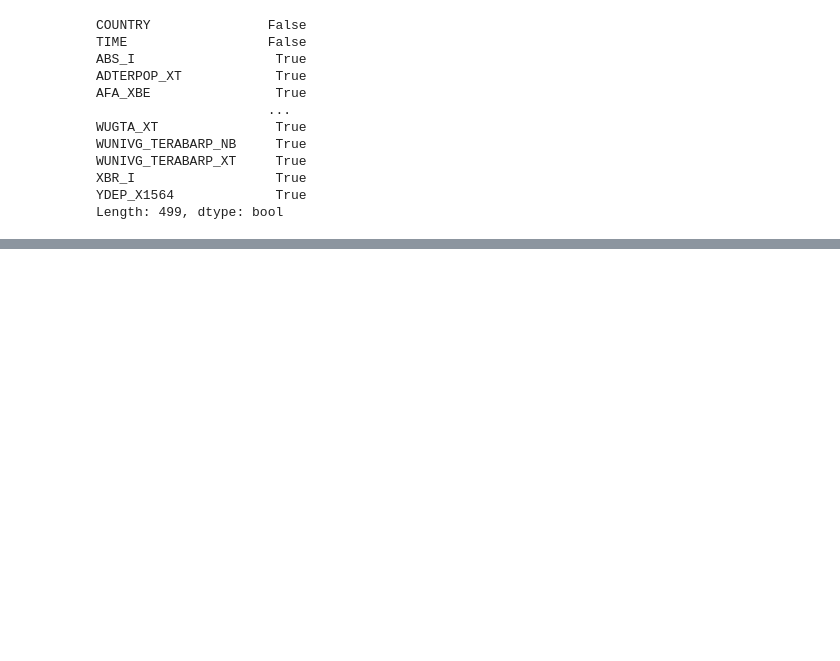
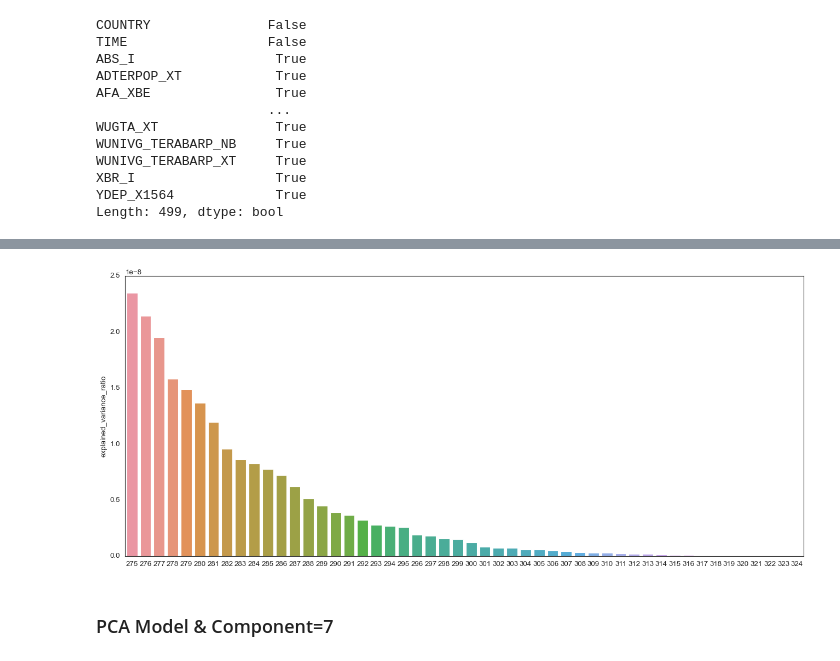
Before and after one commit to enginabdan/1_Github, a Jupyter notebook: 2_ProjectsMine/8_Science_Technology_World_2006-2015/1_Science_Technology_(PCA).ipynb, the cells around one changed output, grey strips where cells are left out. Saved outputs shown, nothing was run; the diff lists cells and outputs as text; code cells hidden in the pictures; blank space fills up the shorter version.

```diff
--- a/2_ProjectsMine/8_Science_Technology_World_2006-2015/1_Science_Technology_(PCA).ipynb
+++ b/2_ProjectsMine/8_Science_Technology_World_2006-2015/1_Science_Technology_(PCA).ipynb
@@ -139,0 +383,6 @@ print(len(remain_list))
+# %%
+model = PCA(n_components=324).fit(X_scaled)
+# %%
+my_dict = {"explained_variance":model.explained_variance_,
+           "explained_variance_ratio":model.explained_variance_ratio_,
+           "cumsum_explained_variance_ratio":model.explained_variance_ratio_.cumsum()}
@@ -139,0 +396,5 @@ print(len(remain_list))
+# %%
+plt.figure(figsize=(20,8))
+sns.barplot(df_best.index, df_best.explained_variance_ratio);
+# %% [output]
+[figure, added]
@@ -139,0 +403,2 @@ print(len(remain_list))
+# %% [markdown]
+### PCA Model & Component=7
```
Also changed, not shown: parts of 46 cells of this notebook, 1 other file.
